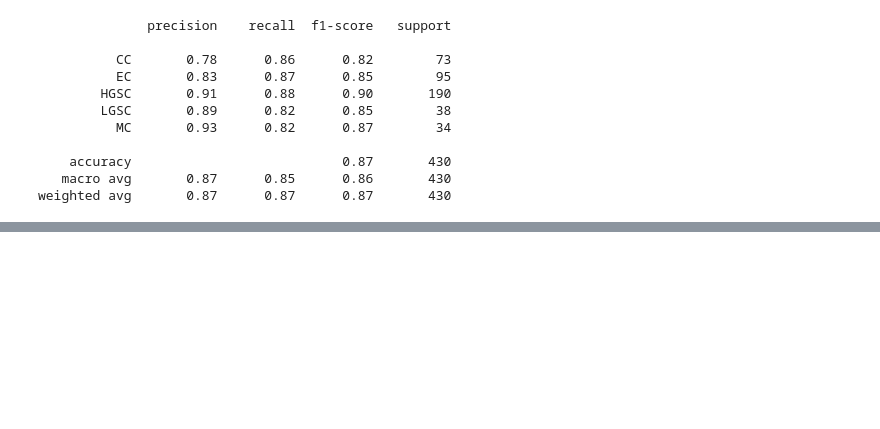
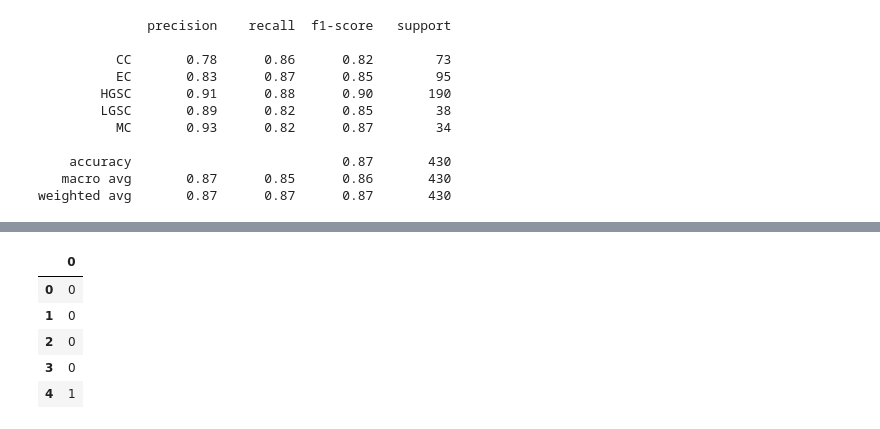
Before and after one commit to sreeproject/AI-, a Jupyter notebook: notebook5133f69036.ipynb, the cells around one changed output, grey strips where cells are left out. Saved outputs shown, nothing was run; the diff lists cells and outputs as text; code cells hidden in the pictures; blank space fills up the shorter version.

```diff
--- a/notebook5133f69036.ipynb
+++ b/notebook5133f69036.ipynb
@@ -413,7 +417,14 @@ weighted avg       0.38      0.37      0.37       100
 # %%
-#y_pred1 = pd.DataFrame(y_pred)
-#y_pred1=y_pred1.replace({'CC ':2,'EC':5,'HGSC':6,'LGSC':4,'MC':3})
-#y_pred1.head()
+y_pred1 = pd.DataFrame(y_pred)
+y_pred1=y_pred1.replace({'CC ':2,'EC':5,'HGSC':6,'LGSC':4,'MC':3})
+y_pred1.head()
+# %% [output]
+|  | 0 |
+| 0 | 0 |
+| 1 | 0 |
+| 2 | 0 |
+| 3 | 0 |
+| 4 | 1 |
 # %%
 #image_id,label
 #2,CC
```
Also changed, not shown: parts of 3 cells of this notebook.
